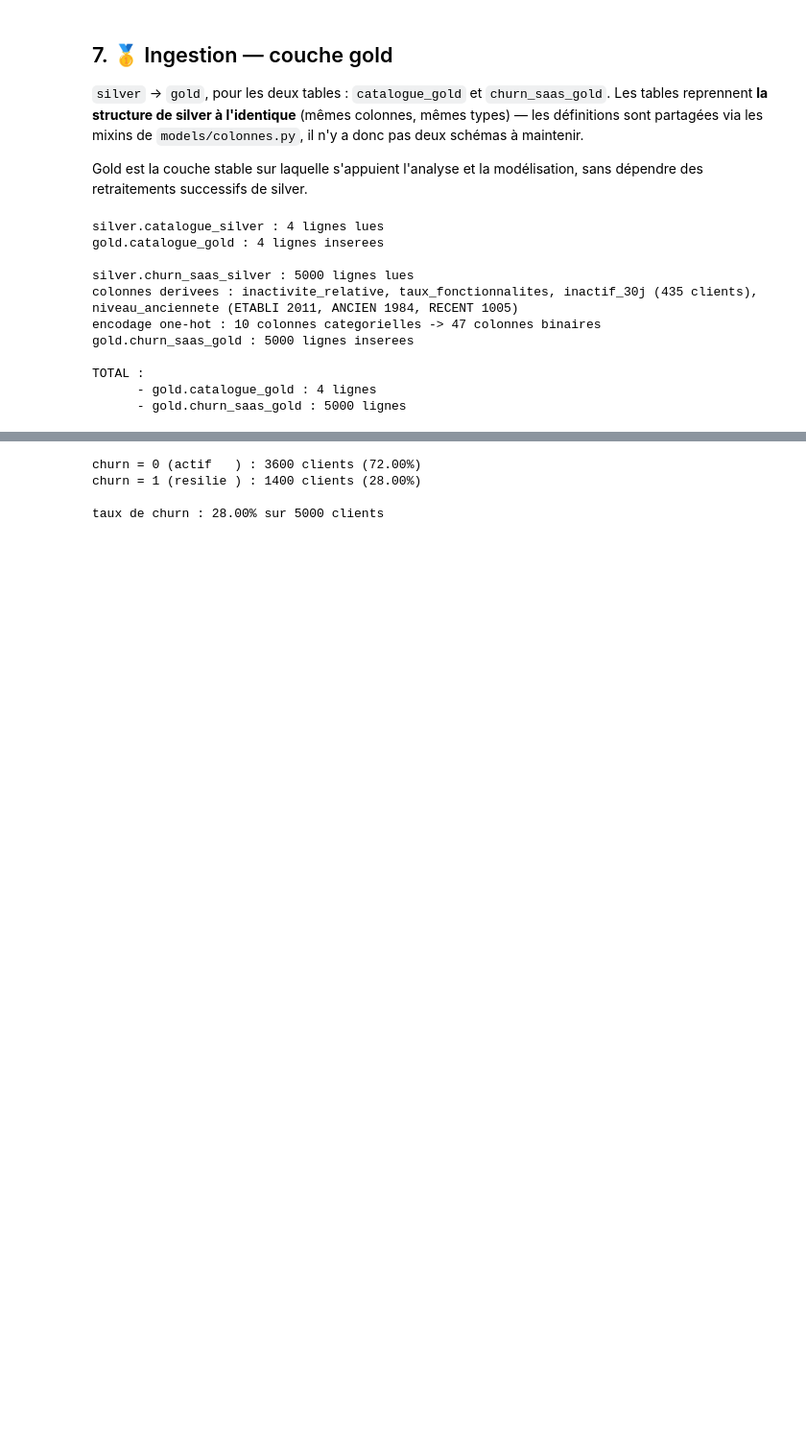
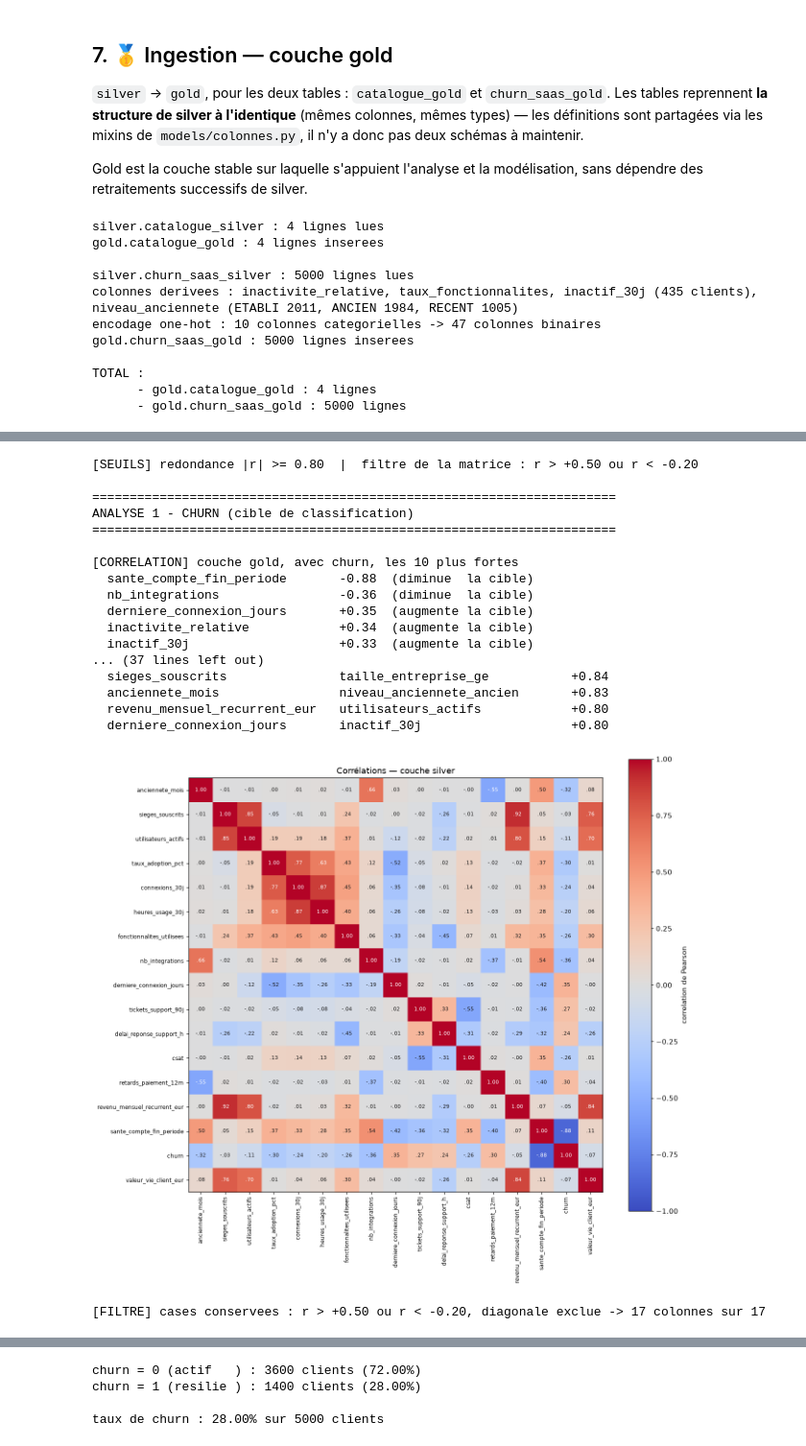
Before and after one commit to aurelien-V03/ml-churn, a Jupyter notebook: churn-notebook.ipynb, the cells around one changed output, grey strips where cells are left out. Shown at 96% size. Drawn from its saved outputs; the diff is of its cells as text; code cells hidden in the pictures; blank space fills up the shorter version.

```diff
--- a/churn-notebook.ipynb
+++ b/churn-notebook.ipynb
@@ -378,0 +400,67 @@ TOTAL :
+# %%
+from ml_churn.training.common.correlations import (
+    filter_correlations,
+    gold_correlations,
+    log_correlations,
+    log_seuils,
+    log_titre,
+    silver_correlations,
+)
+from ml_churn.training.common.explain import display_figure
+from ml_churn.training.common.plots import correlation_matrix_figure
+
+CIBLE_CLASSIFICATION = "churn"
+CIBLE_REGRESSION = "valeur_vie_client_eur"
+
+log_seuils()
+
+# --- Analyse 1 : ce qui est lie au churn -------------------------------------
+log_titre(f"ANALYSE 1 - {CIBLE_CLASSIFICATION.upper()} (cible de classification)")
+
+log_correlations(
+    gold_correlations(CIBLE_CLASSIFICATION), CIBLE_CLASSIFICATION, couche="gold"
+)
+
+# --- Analyse 2 : ce qui est lie a la valeur vie client -----------------------
+log_titre(f"ANALYSE 2 - {CIBLE_REGRESSION.upper()} (cible de regression)")
+
+# Les correlations sont lues sur la gold, celle que le modele consomme.
+log_correlations(gold_correlations(CIBLE_REGRESSION), CIBLE_REGRESSION, couche="gold")
+
+# Les figures, elles, viennent de la silver : une colonne par variable metier,
+# donc une matrice lisible la ou les 67 colonnes de la gold ne le seraient pas.
+matrice_correlations = silver_correlations(CIBLE_REGRESSION)
+
+display_figure(
+    correlation_matrix_figure(matrice_correlations, titre="Corrélations — couche silver")
+)
+
+# Seules les correlations marquantes : au-dessus de 0.5 ou en dessous de -0.2,
+# diagonale exclue.
+matrice_filtered = filter_correlations(matrice_correlations)
+
+display_figure(
+    correlation_matrix_figure(
+        matrice_filtered, titre="Corrélations marquantes — couche silver"
+    )
+)
+# %% [output]
+[SEUILS] redondance |r| >= 0.80  |  filtre de la matrice : r > +0.50 ou r < -0.20
+
+======================================================================
+ANALYSE 1 - CHURN (cible de classification)
+======================================================================
+
+[CORRELATION] couche gold, avec churn, les 10 plus fortes
+  sante_compte_fin_periode       -0.88  (diminue  la cible)
+  nb_integrations                -0.36  (diminue  la cible)
+  derniere_connexion_jours       +0.35  (augmente la cible)
+  inactivite_relative            +0.34  (augmente la cible)
+  inactif_30j                    +0.33  (augmente la cible)
+... (37 lines left out)
+  sieges_souscrits               taille_entreprise_ge           +0.84
+  anciennete_mois                niveau_anciennete_ancien       +0.83
+  revenu_mensuel_recurrent_eur   utilisateurs_actifs            +0.80
+  derniere_connexion_jours       inactif_30j                    +0.80
+[figure, added]
+[FILTRE] cases conservees : r > +0.50 ou r < -0.20, diagonale exclue -> 17 colonnes sur 17
```
Also changed, not shown: parts of 13 cells of this notebook, 2 other files.
